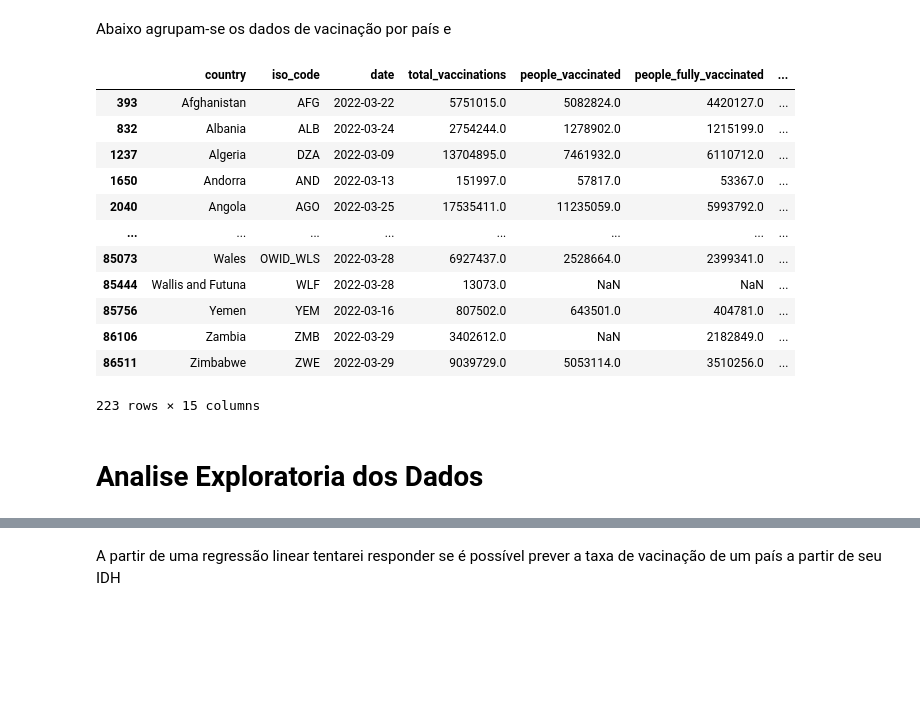
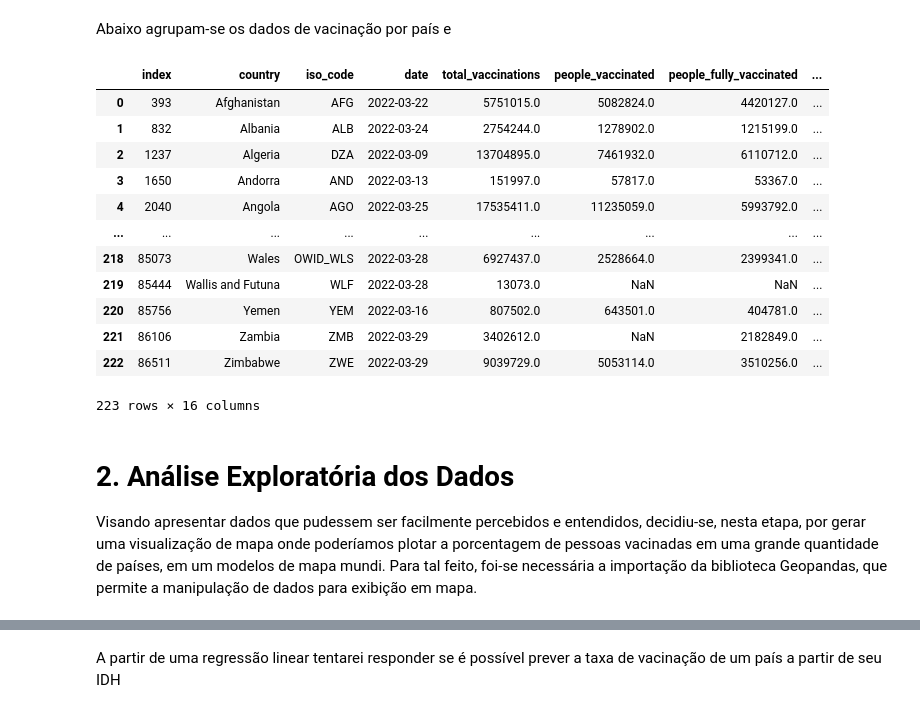
Before and after one commit to JoaoP-Silva/Covid-analysis, a Jupyter notebook: Vacinacao-Covid.ipynb, the cells around one changed output, grey strips where cells are left out. Cells and saved outputs as stored; diff of their text form; code cells hidden in the pictures; blank space fills up the shorter version.

```diff
--- a/Vacinacao-Covid.ipynb
+++ b/Vacinacao-Covid.ipynb
@@ -33,23 +70,26 @@ Abaixo agrupam-se os dados de vacinação por país e
 # %%
 filter = df_VACCINATION.groupby(['country'])['date'].max().reset_index()
 keys = list(filter.columns.values)
 i1 = df_VACCINATION.set_index(keys).index
 i2 = filter.set_index(keys).index
 df_VACCINATION = df_VACCINATION[i1.isin(i2)]
+df_VACCINATION = df_VACCINATION.reset_index()
 df_VACCINATION
 # %% [output]
-|  | country | iso_code | date | total_vaccinations | people_vaccinated | people_fully_vaccinated | ... |
-| 393 | Afghanistan | AFG | 2022-03-22 | 5751015.0 | 5082824.0 | 4420127.0 | ... |
-| 832 | Albania | ALB | 2022-03-24 | 2754244.0 | 1278902.0 | 1215199.0 | ... |
-| 1237 | Algeria | DZA | 2022-03-09 | 13704895.0 | 7461932.0 | 6110712.0 | ... |
-| 1650 | Andorra | AND | 2022-03-13 | 151997.0 | 57817.0 | 53367.0 | ... |
-| 2040 | Angola | AGO | 2022-03-25 | 17535411.0 | 11235059.0 | 5993792.0 | ... |
-| ... | ... | ... | ... | ... | ... | ... | ... |
-| 85073 | Wales | OWID_WLS | 2022-03-28 | 6927437.0 | 2528664.0 | 2399341.0 | ... |
-| 85444 | Wallis and Futuna | WLF | 2022-03-28 | 13073.0 | NaN | NaN | ... |
-| 85756 | Yemen | YEM | 2022-03-16 | 807502.0 | 643501.0 | 404781.0 | ... |
-| 86106 | Zambia | ZMB | 2022-03-29 | 3402612.0 | NaN | 2182849.0 | ... |
-| 86511 | Zimbabwe | ZWE | 2022-03-29 | 9039729.0 | 5053114.0 | 3510256.0 | ... |
+|  | index | country | iso_code | date | total_vaccinations | people_vaccinated | people_fully_vaccinated | ... |
+| 0 | 393 | Afghanistan | AFG | 2022-03-22 | 5751015.0 | 5082824.0 | 4420127.0 | ... |
+| 1 | 832 | Albania | ALB | 2022-03-24 | 2754244.0 | 1278902.0 | 1215199.0 | ... |
+| 2 | 1237 | Algeria | DZA | 2022-03-09 | 13704895.0 | 7461932.0 | 6110712.0 | ... |
+| 3 | 1650 | Andorra | AND | 2022-03-13 | 151997.0 | 57817.0 | 53367.0 | ... |
+| 4 | 2040 | Angola | AGO | 2022-03-25 | 17535411.0 | 11235059.0 | 5993792.0 | ... |
+| ... | ... | ... | ... | ... | ... | ... | ... | ... |
+| 218 | 85073 | Wales | OWID_WLS | 2022-03-28 | 6927437.0 | 2528664.0 | 2399341.0 | ... |
+| 219 | 85444 | Wallis and Futuna | WLF | 2022-03-28 | 13073.0 | NaN | NaN | ... |
+| 220 | 85756 | Yemen | YEM | 2022-03-16 | 807502.0 | 643501.0 | 404781.0 | ... |
+| 221 | 86106 | Zambia | ZMB | 2022-03-29 | 3402612.0 | NaN | 2182849.0 | ... |
+| 222 | 86511 | Zimbabwe | ZWE | 2022-03-29 | 9039729.0 | 5053114.0 | 3510256.0 | ... |
-223 rows × 15 columns
+223 rows × 16 columns
-# %% [markdown]
-<h1><b> Analise Exploratoria dos Dados </b></h1>
+# %% [markdown]
+# **2. Análise Exploratória dos Dados**
+
+Visando apresentar dados que pudessem ser facilmente percebidos e entendidos, decidiu-se, nesta etapa, por gerar uma visualização de mapa onde poderíamos plotar a porcentagem de pessoas vacinadas em uma grande quantidade de países, em um modelos de mapa mundi. Para tal feito, foi-se necessária a importação da biblioteca Geopandas, que permite a manipulação de dados para exibição em mapa.
```
Also changed, not shown: parts of 42 cells of this notebook.
